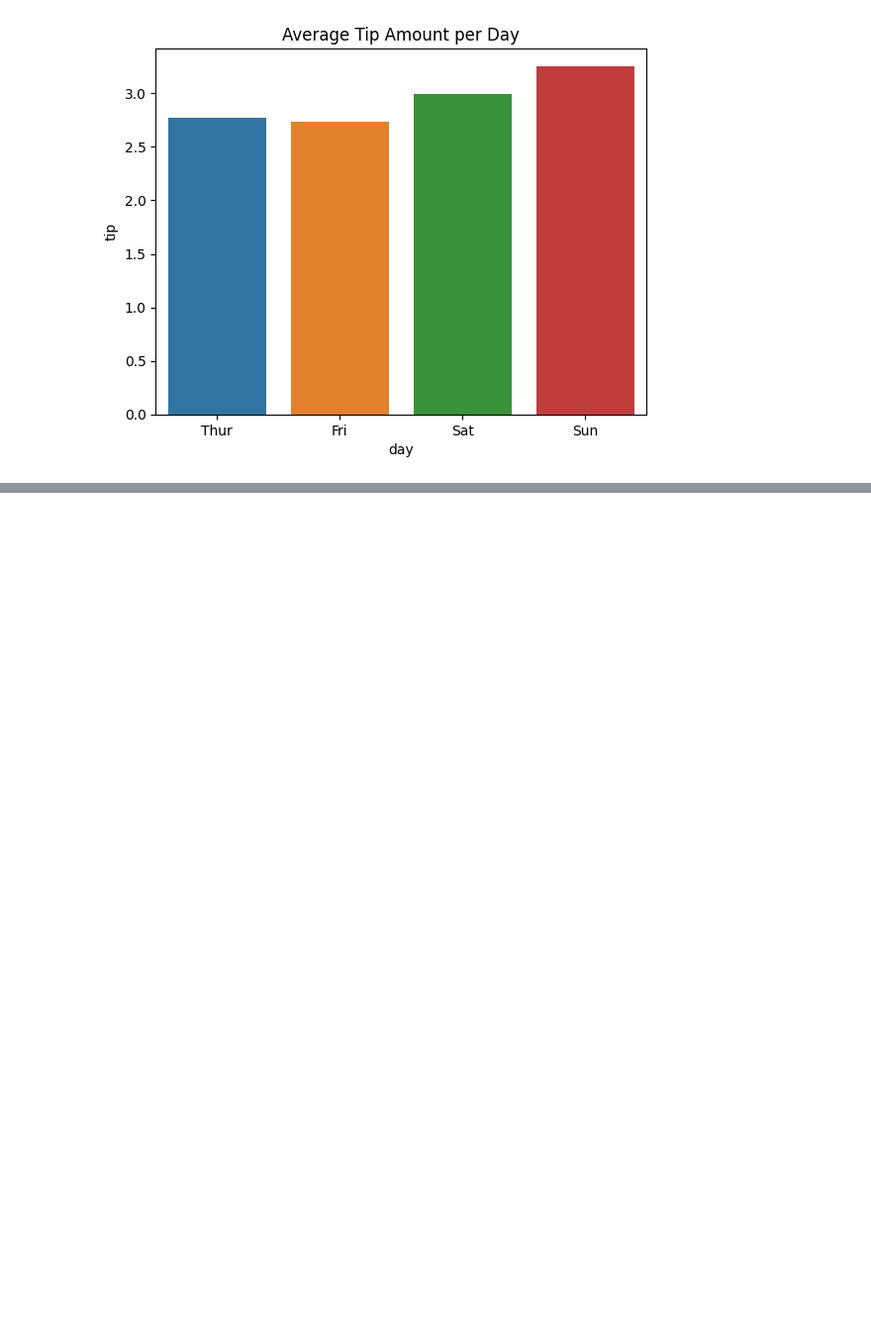
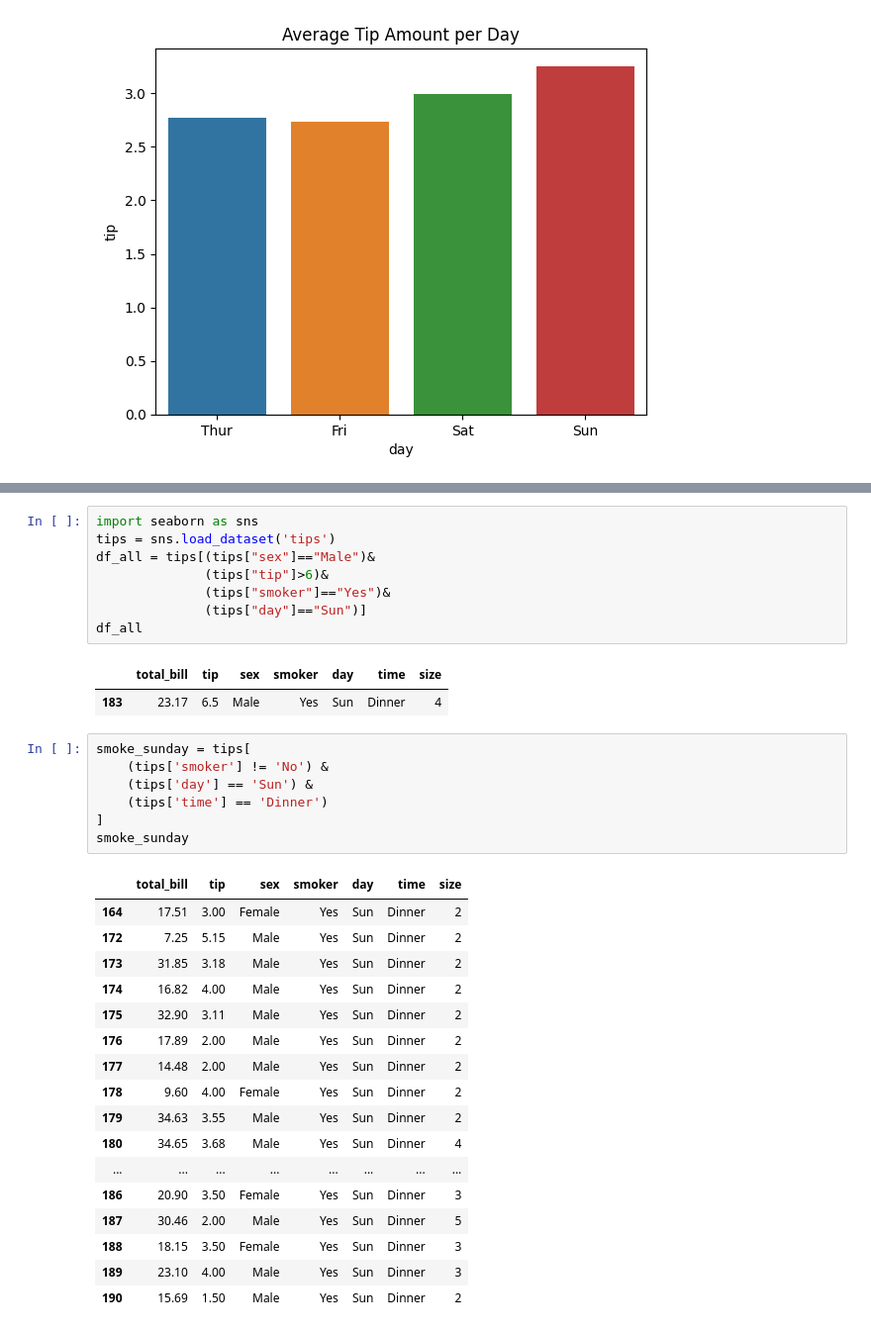
Before and after one commit to Adlina9727/pythonprojects, a Jupyter notebook: Day11/notebookday11.ipynb, the cells around one changed output, grey strips where cells are left out. Shown: that part at 99% size. Cells and saved outputs as stored; diff of their text form; blank space fills up the shorter version.

```diff
--- a/Day11/notebookday11.ipynb
+++ b/Day11/notebookday11.ipynb
@@ -35,0 +140,36 @@ plt.show()
+# %%
+import seaborn as sns
+tips = sns.load_dataset('tips')
+df_all = tips[(tips["sex"]=="Male")&
+              (tips["tip"]>6)&
+              (tips["smoker"]=="Yes")&
+              (tips["day"]=="Sun")]
+df_all
+# %% [output]
+|  | total_bill | tip | sex | smoker | day | time | size |
+| 183 | 23.17 | 6.5 | Male | Yes | Sun | Dinner | 4 |
+# %%
+smoke_sunday = tips[
+    (tips['smoker'] != 'No') &
+    (tips['day'] == 'Sun') &
+    (tips['time'] == 'Dinner')
+]
+smoke_sunday
+# %% [output]
+|  | total_bill | tip | sex | smoker | day | time | size |
+| 164 | 17.51 | 3.00 | Female | Yes | Sun | Dinner | 2 |
+| 172 | 7.25 | 5.15 | Male | Yes | Sun | Dinner | 2 |
+| 173 | 31.85 | 3.18 | Male | Yes | Sun | Dinner | 2 |
+| 174 | 16.82 | 4.00 | Male | Yes | Sun | Dinner | 2 |
+| 175 | 32.90 | 3.11 | Male | Yes | Sun | Dinner | 2 |
+| 176 | 17.89 | 2.00 | Male | Yes | Sun | Dinner | 2 |
+| 177 | 14.48 | 2.00 | Male | Yes | Sun | Dinner | 2 |
+| 178 | 9.60 | 4.00 | Female | Yes | Sun | Dinner | 2 |
+| 179 | 34.63 | 3.55 | Male | Yes | Sun | Dinner | 2 |
+| 180 | 34.65 | 3.68 | Male | Yes | Sun | Dinner | 4 |
+| ... | ... | ... | ... | ... | ... | ... | ... |
+| 186 | 20.90 | 3.50 | Female | Yes | Sun | Dinner | 3 |
+| 187 | 30.46 | 2.00 | Male | Yes | Sun | Dinner | 5 |
+| 188 | 18.15 | 3.50 | Female | Yes | Sun | Dinner | 3 |
+| 189 | 23.10 | 4.00 | Male | Yes | Sun | Dinner | 3 |
+| 190 | 15.69 | 1.50 | Male | Yes | Sun | Dinner | 2 |
```
Also changed, not shown: parts of 7 cells of this notebook.
